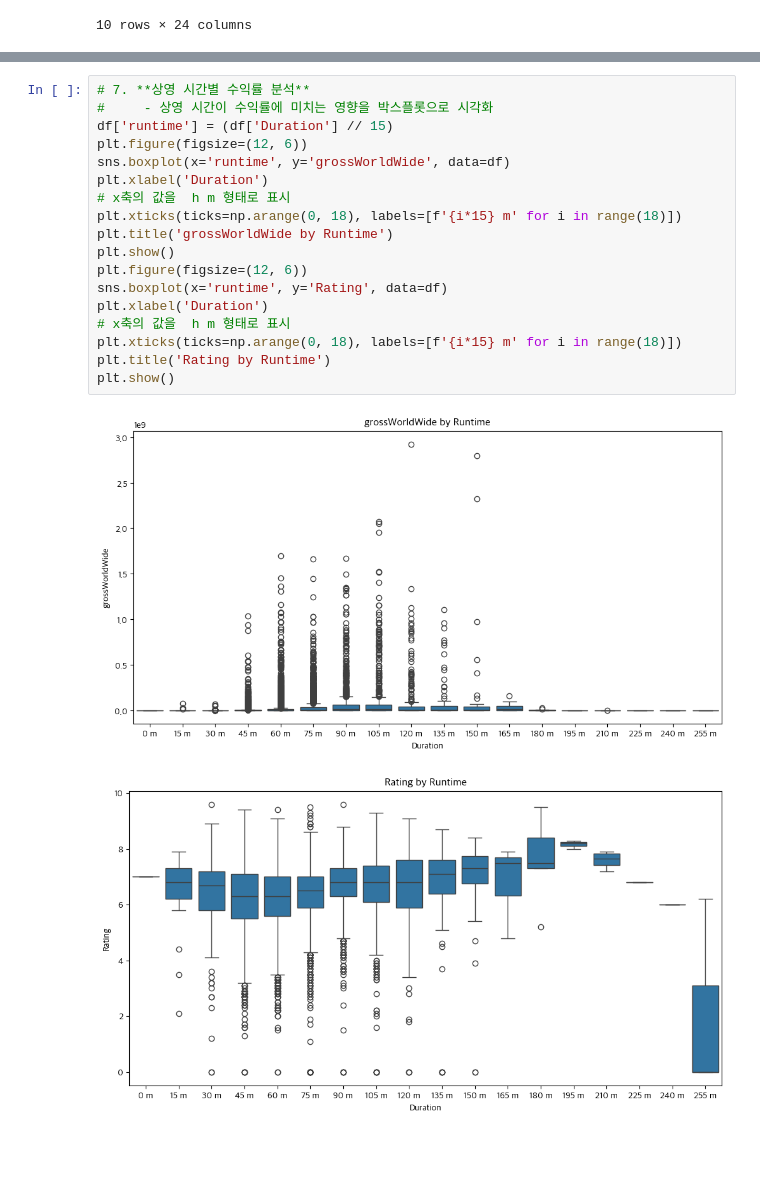
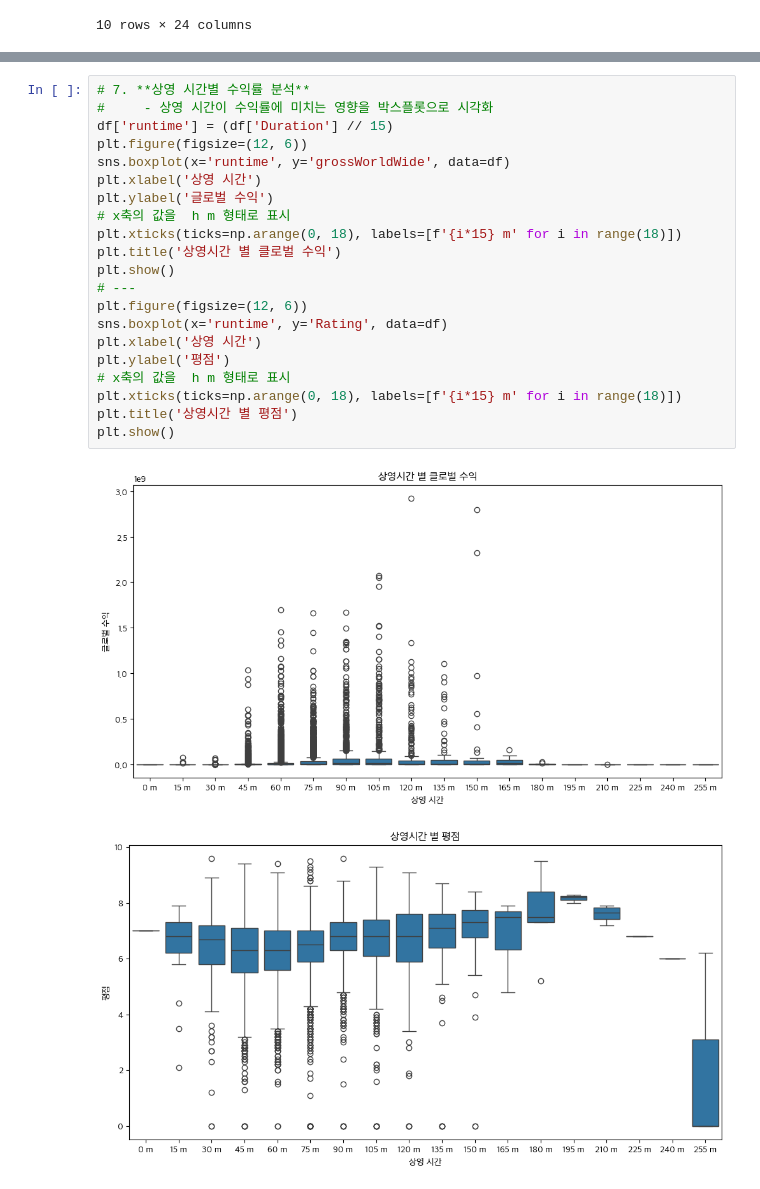
Before and after one commit to Encore-SKN-9/eda_2team, a Jupyter notebook: edas/eda_jy.ipynb, the cells around one changed output, grey strips where cells are left out. Drawn from its saved outputs; the diff is of its cells as text; blank space fills up the shorter version.

```diff
--- a/edas/eda_jy.ipynb
+++ b/edas/eda_jy.ipynb
@@ -447,24 +441,27 @@ get_mean_gross(low_budget, 'Languages', xlabel='언어')
 # %%
 # 7. **상영 시간별 수익률 분석**
 #     - 상영 시간이 수익률에 미치는 영향을 박스플롯으로 시각화
 df['runtime'] = (df['Duration'] // 15)
 plt.figure(figsize=(12, 6))
 sns.boxplot(x='runtime', y='grossWorldWide', data=df)
-plt.xlabel('Duration')
+plt.xlabel('상영 시간')
+plt.ylabel('글로벌 수익')
 # x축의 값을  h m 형태로 표시
 plt.xticks(ticks=np.arange(0, 18), labels=[f'{i*15} m' for i in range(18)])
-plt.title('grossWorldWide by Runtime')
+plt.title('상영시간 별 클로벌 수익')
 plt.show()
+# ---
 plt.figure(figsize=(12, 6))
 sns.boxplot(x='runtime', y='Rating', data=df)
-plt.xlabel('Duration')
+plt.xlabel('상영 시간')
+plt.ylabel('평점')
 # x축의 값을  h m 형태로 표시
 plt.xticks(ticks=np.arange(0, 18), labels=[f'{i*15} m' for i in range(18)])
-plt.title('Rating by Runtime')
+plt.title('상영시간 별 평점')
 plt.show()
 # %% [output]
-[figure, old version]
+[figure, new version]
-[figure, old version]
+[figure, new version]
 # %%
 # 저예산 영화중 수익이 높은 영화의 장르
 low_budget = df[df['budget'] <= 5e6]
```
Also changed, not shown: parts of 10 cells of this notebook.
